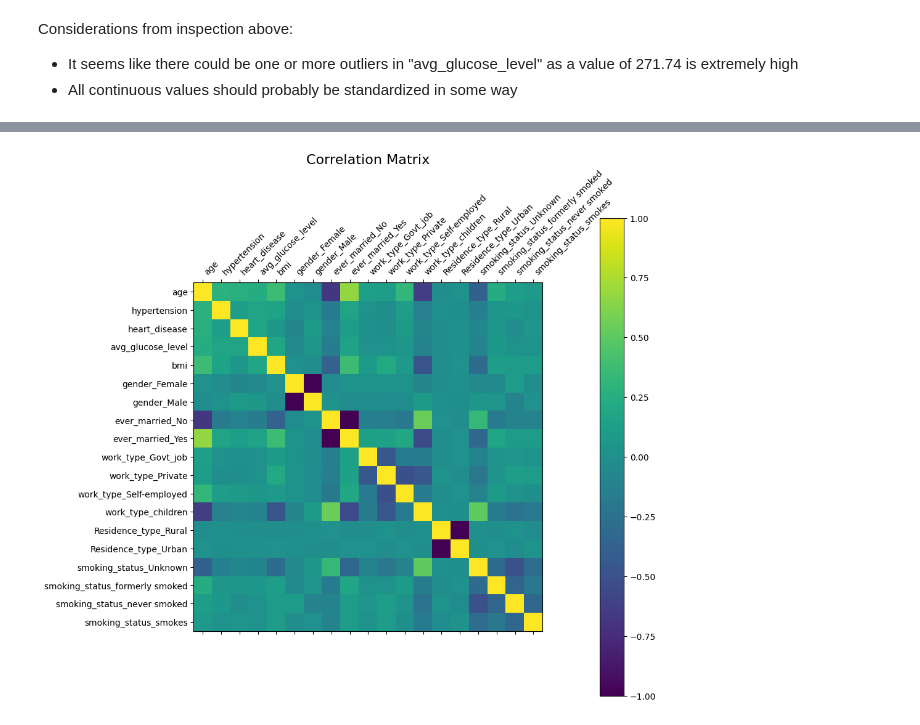
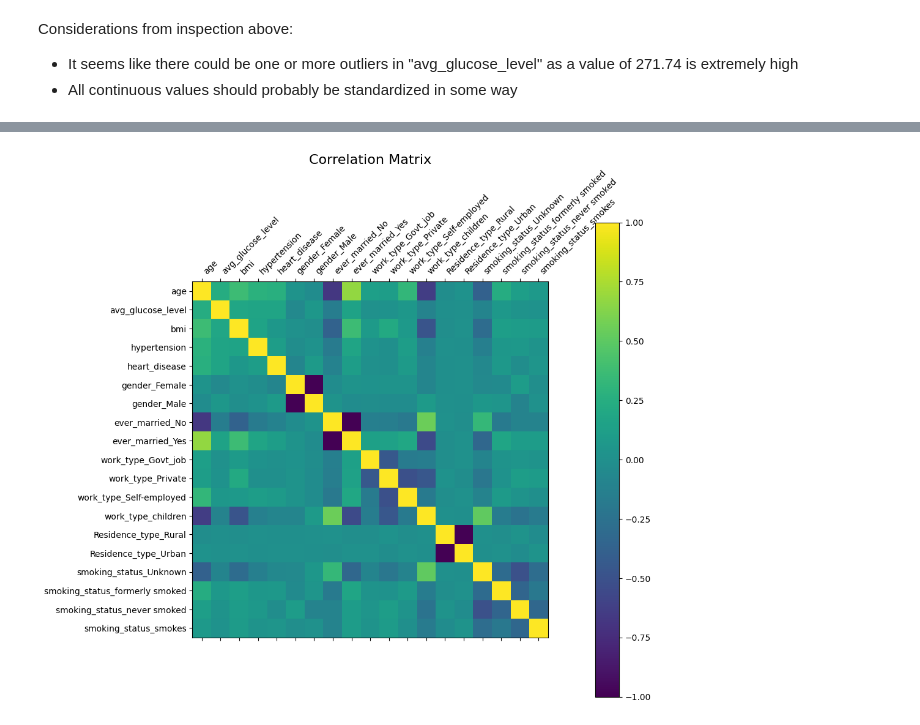
Before and after one commit to NK221088/Brain_stroke_classification, a Jupyter notebook: Load_data.ipynb, the cells around one changed output, grey strips where cells are left out. Saved outputs shown, nothing was run; the diff lists cells and outputs as text; code cells hidden in the pictures.

Commit message:
Normalized data and looked at outliers (nothing found). Started on the stratification and dividing of the dataset into a training and test set.

```diff
--- a/Load_data.ipynb
+++ b/Load_data.ipynb
@@ -59,0 +81,15 @@ NameError: name 'scaled_features' is not defined
+# %%
+# Standardizing columns:
+
+#Defining scaler
+scaler = StandardScaler()
+
+# Convert scaled features back to DataFrame
+binary_features = features[["hypertension", "heart_disease", "gender_Female", "gender_Male", "ever_married_No", "ever_married_Yes",	"work_type_Govt_job", "work_type_Private", "work_type_Self-employed", "work_type_children",	"Residence_type_Rural",	"Residence_type_Urban",	"smoking_status_Unknown", "smoking_status_formerly smoked",	"smoking_status_never smoked",	"smoking_status_smokes"]]
+continuous_features = features[["age", "avg_glucose_level", "bmi"]]
+scaled_continuous = scaler.fit_transform(continuous_features)
+scaled_continuous_df = pd.DataFrame(scaled_continuous, columns=continuous_features.columns, index=features.index)
+
+#Combine continuous and discrete features:
+features_df = pd.concat([scaled_continuous_df, binary_features], axis=1)
+features_df.describe()
@@ -60,24 +106,24 @@ NameError: name 'scaled_features' is not defined
 # %%
 fig = plt.figure(figsize=(10,10))
-plt.matshow(features.corr(), fignum=fig.number)
+plt.matshow(features_df.corr(), fignum=fig.number)
 
 # Colorbar
 cb = plt.colorbar(pad=0.1)
 cb.ax.tick_params(labelsize=10)
 
 # Set x-tick locations and labels
-num_columns = len(features.columns)  # Get the number of columns in the data
+num_columns = len(features_df.columns)  # Get the number of columns in the data
 xticks_locations = np.arange(num_columns)  # X-axis positions (range from 0 to number of columns)
-plt.xticks(xticks_locations, features.columns, rotation=45, ha='left', va='bottom')  # Set the column names as labels
+plt.xticks(xticks_locations, features_df.columns, rotation=45, ha='left', va='bottom')  # Set the column names as labels
 
 # Set y-tick locations and labels (similar to xticks)
 yticks_locations = np.arange(num_columns)  # Y-axis positions
-plt.yticks(yticks_locations, features.columns)  # Set the column names as labels for the y-axis
+plt.yticks(yticks_locations, features_df.columns)  # Set the column names as labels for the y-axis
 
 # Set the title
 plt.title('Correlation Matrix', fontsize=16)
 
 # Show the plot
 plt.show()
 # %% [output]
-[figure, old version]
+[figure, new version]
```
Also changed, not shown: parts of 6 cells of this notebook, 1 other file.
